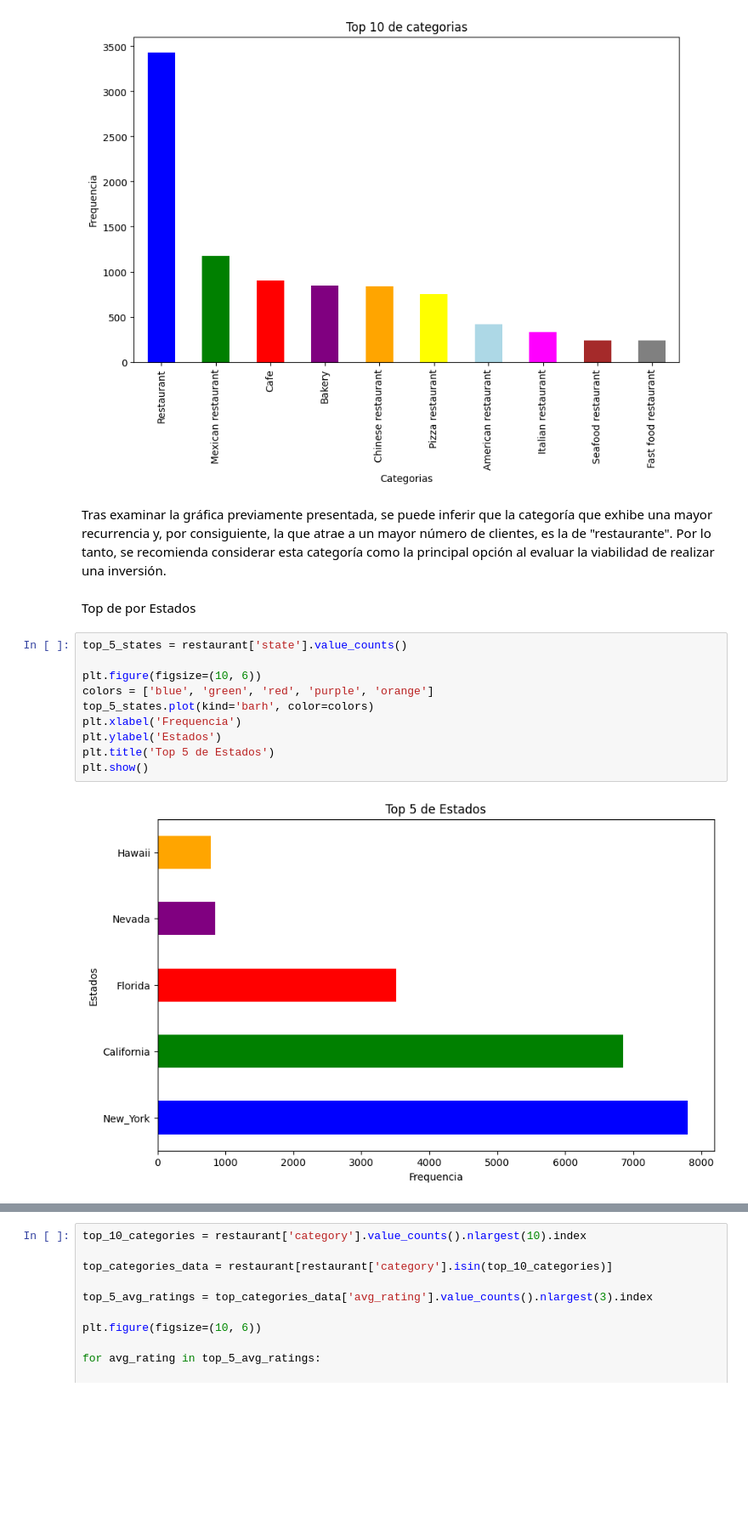
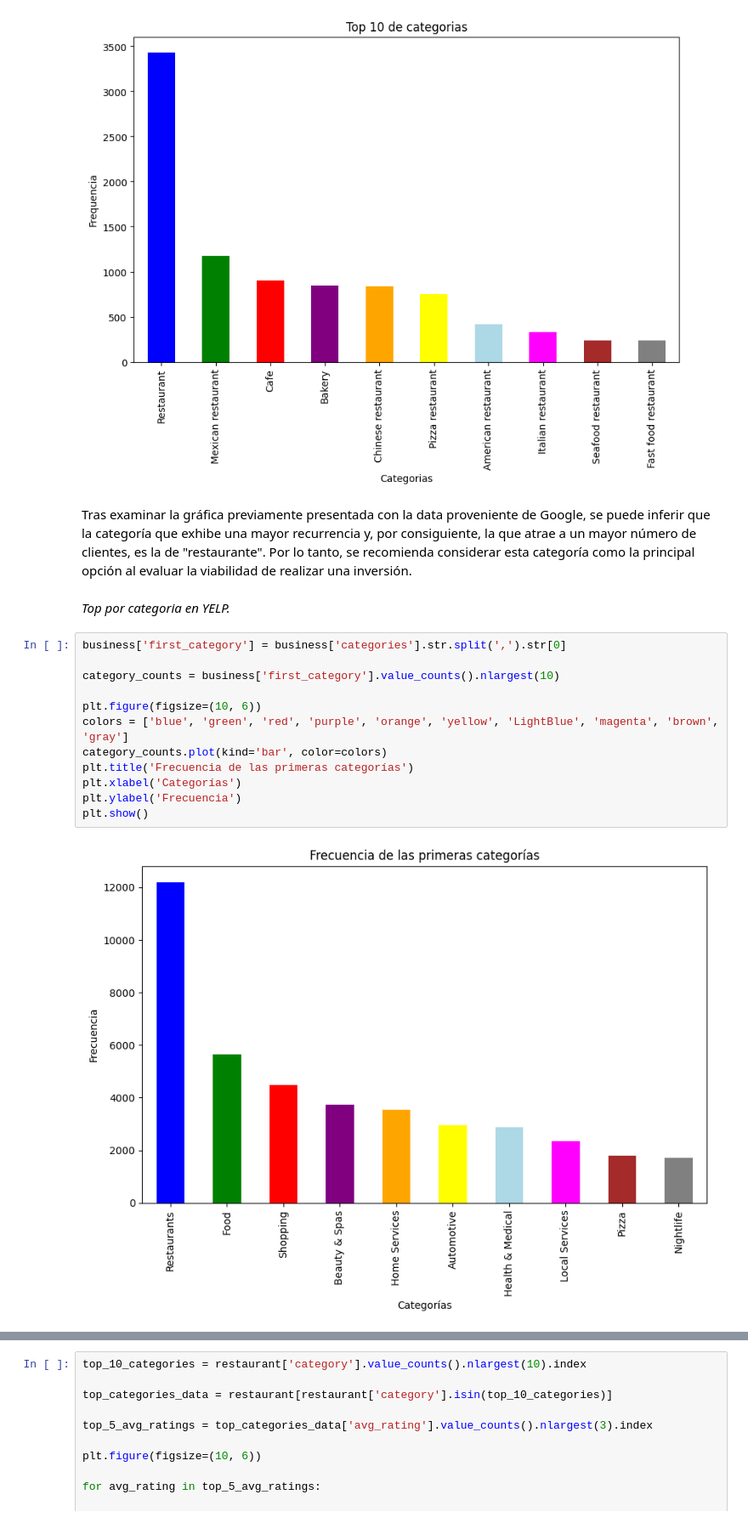
Before and after one commit to SaulZambranoMeza/Proyecto-NOVA, a Jupyter notebook: Notebooks/EDA/EDA.ipynb, the cells around one changed output, grey strips where cells are left out. Shown at 85% size. Drawn from its saved outputs; the diff is of its cells as text; blank space fills up the shorter version.

```diff
--- a/Notebooks/EDA/EDA.ipynb
+++ b/Notebooks/EDA/EDA.ipynb
@@ -736,18 +790,20 @@ plt.show()
 # %% [output]
 [figure]
 # %% [markdown]
-Tras examinar la gráfica previamente presentada, se puede inferir que la categoría que exhibe una mayor recurrencia y, por consiguiente, la que atrae a un mayor número de clientes, es la de "restaurante". Por lo tanto, se recomienda considerar esta categoría como la principal opción al evaluar la viabilidad de realizar una inversión.
+Tras examinar la gráfica previamente presentada con la data proveniente de Google, se puede inferir que la categoría que exhibe una mayor recurrencia y, por consiguiente, la que atrae a un mayor número de clientes, es la de "restaurante". Por lo tanto, se recomienda considerar esta categoría como la principal opción al evaluar la viabilidad de realizar una inversión.
-# %% [markdown]
-Top de por Estados
+# %% [markdown]
+*Top por categoria en YELP.*
 # %%
-top_5_states = restaurant['state'].value_counts()
+business['first_category'] = business['categories'].str.split(',').str[0]
+
+category_counts = business['first_category'].value_counts().nlargest(10)
 
 plt.figure(figsize=(10, 6))
-colors = ['blue', 'green', 'red', 'purple', 'orange']
-top_5_states.plot(kind='barh', color=colors)
-plt.xlabel('Frequencia')
-plt.ylabel('Estados')
-plt.title('Top 5 de Estados')
+colors = ['blue', 'green', 'red', 'purple', 'orange', 'yellow', 'LightBlue', 'magenta', 'brown', 'gray']
+category_counts.plot(kind='bar', color=colors)
+plt.title('Frecuencia de las primeras categorías')
+plt.xlabel('Categorías')
+plt.ylabel('Frecuencia')
 plt.show()
 # %% [output]
-[figure, old version]
+[figure, new version]
```
Also changed, not shown: parts of 42 cells of this notebook.
